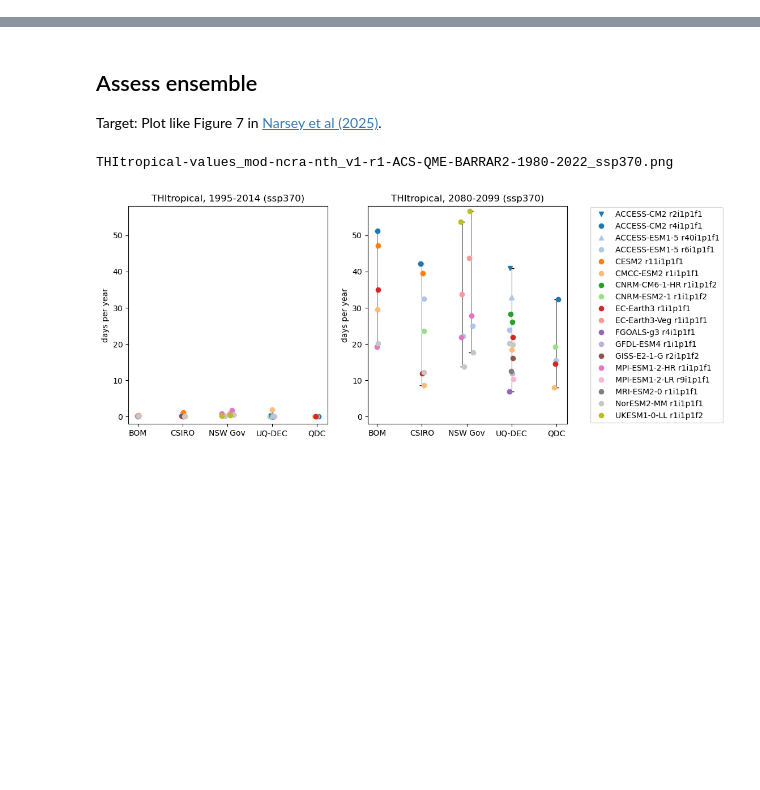
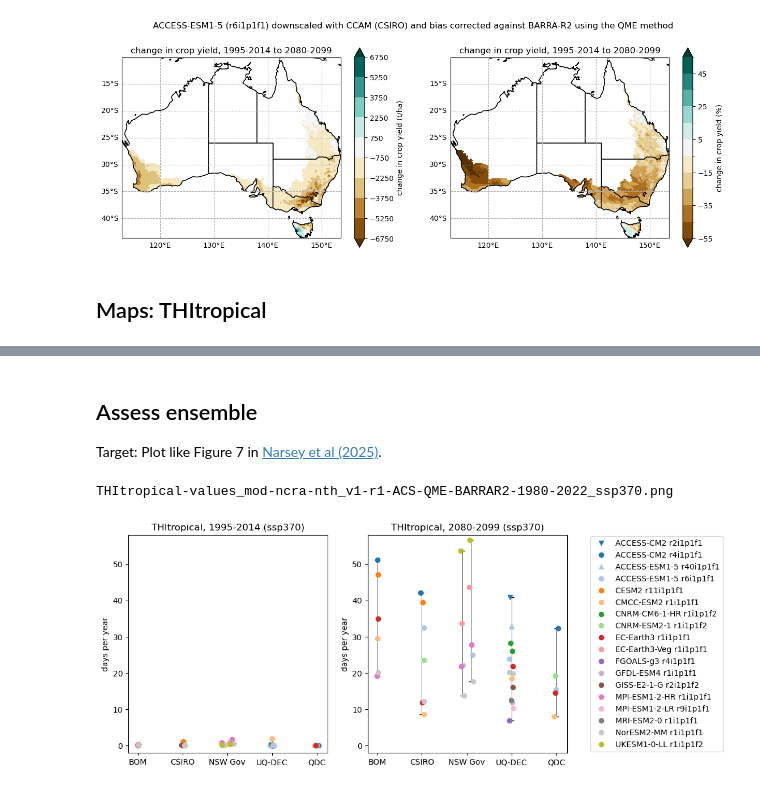
Before and after one commit to ClimateVHT/rip-sip, a Jupyter notebook: test.ipynb, the cells around one changed output, grey strips where cells are left out. Saved outputs shown, nothing was run; the diff lists cells and outputs as text; code cells hidden in the pictures; blank space fills up the shorter version.

```diff
--- a/test.ipynb
+++ b/test.ipynb
@@ -95,2 +28,6 @@ Coordinates:
+# %%
+da_change = da_future_clim - da_baseline_clim
+# %%
+da_change_pct = (da_change / da_baseline_clim) * 100
 # %%
 fig = plt.figure(figsize=[15, 5])
@@ -120,0 +73,43 @@ da_wheatbelt = da.where(mask)
+# %%
+fig = plt.figure(figsize=[15, 5])
+
+ax1 = fig.add_subplot(121, projection=ccrs.PlateCarree())
+da_change.plot(
+    ax=ax1,
+    transform=ccrs.PlateCarree(),
+    levels=[-6750, -5250, -3750, -2250, -750, 750, 2250, 3750, 5250, 6750],
+    extend='both',
+    cmap='BrBG',
+    cbar_kwargs={'label': 'change in crop yield (t/ha)'},
+)
+ax1.coastlines()
+ax1.add_feature(cartopy.feature.STATES)
+gls1 = ax1.gridlines(linestyle="--", draw_labels=True)
+gls1.top_labels = False
+gls1.right_labels = False
+ax1.tick_params(axis='y', labelleft=False)
+ax1.set_title('change in crop yield, 1995-2014 to 2080-2099')
+
+ax2 = fig.add_subplot(122, projection=ccrs.PlateCarree())
+da_change_pct.plot(
+    ax=ax2,
+    transform=ccrs.PlateCarree(),
+    levels=[-55, -45, -35, -25, -15, -5, 5, 15, 25, 35, 45, 55],
+    extend='both',
+    cmap='BrBG',
+    cbar_kwargs={'label': 'change in crop yield (%)'},
+)
+ax2.coastlines()
+ax2.add_feature(cartopy.feature.STATES)
+gls2 = ax2.gridlines(linestyle="--", draw_labels=True)
+gls2.top_labels = False
+gls2.right_labels = False
+ax2.tick_params(axis='y', labelleft=False)
+ax2.set_title('change in crop yield, 1995-2014 to 2080-2099')
+
+plt.suptitle('ACCESS-ESM1-5 (r6i1p1f1) downscaled with CCAM (CSIRO) and bias corrected against BARRA-R2 using the QME method')
+plt.show()
+# %% [output]
+[figure, added]
+# %% [markdown]
+## Maps: THItropical
```
Also changed, not shown: parts of 27 cells of this notebook.
